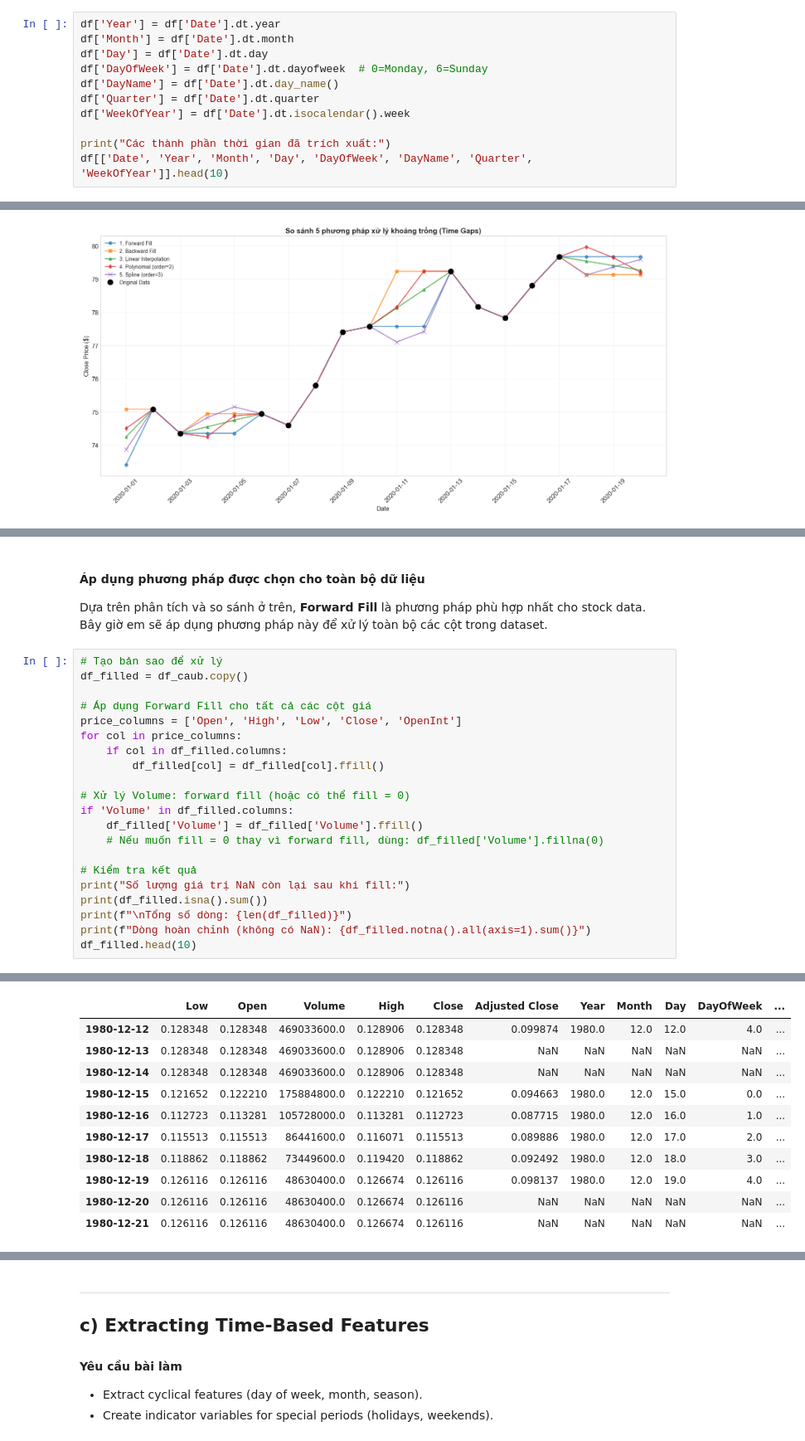
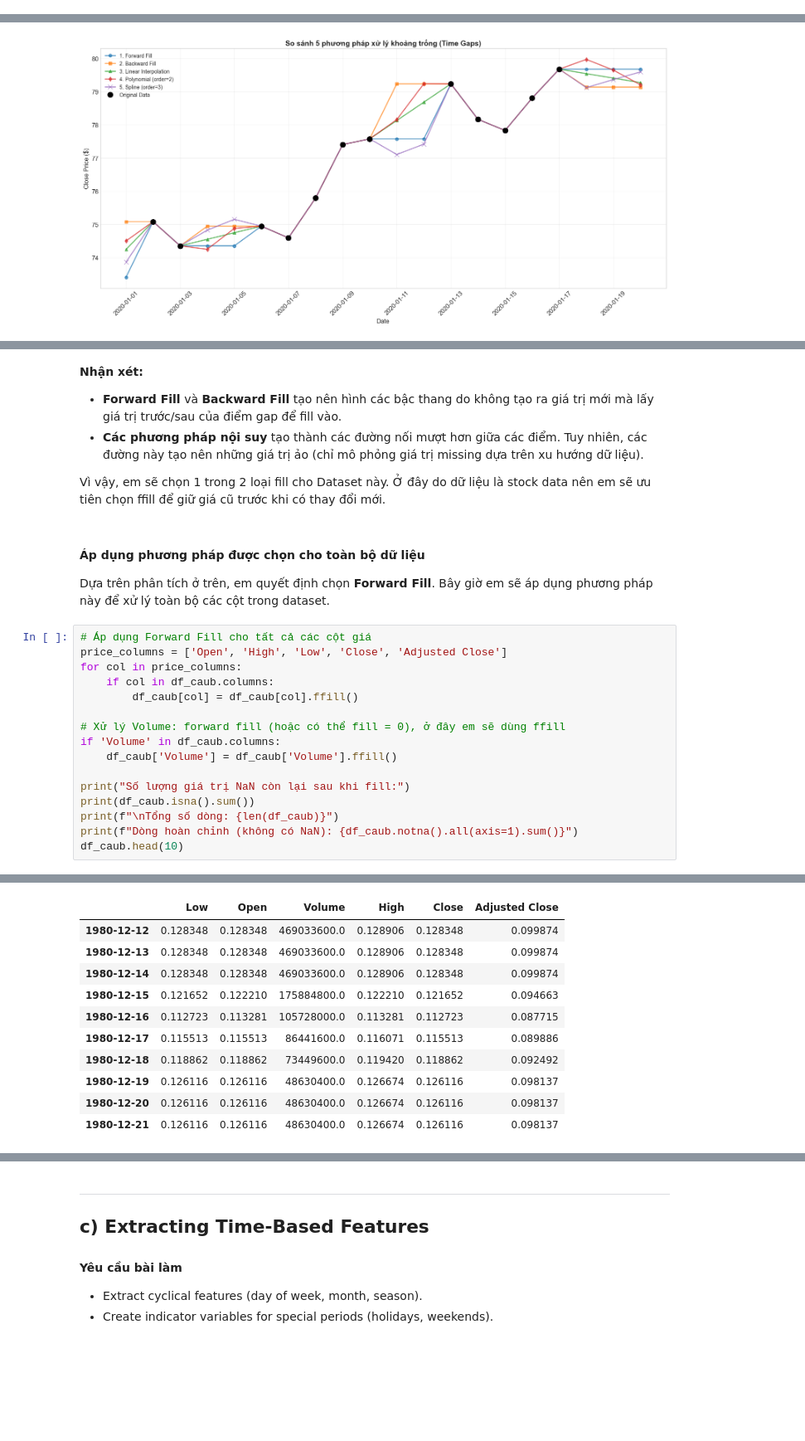
Before and after one commit to thloc1212/DataMiningLab1, a Jupyter notebook: notebooks/04_temporal_preprocessing.ipynb, the cells around one changed output, grey strips where cells are left out. Shown at 83% size. Drawn from its saved outputs; the diff is of its cells as text; blank space fills up the shorter version.

```diff
--- a/notebooks/04_temporal_preprocessing.ipynb
+++ b/notebooks/04_temporal_preprocessing.ipynb
@@ -175,11 +159,0 @@ Mẫu dữ liệu:
-# %%
-df['Year'] = df['Date'].dt.year
-df['Month'] = df['Date'].dt.month
-df['Day'] = df['Date'].dt.day
-df['DayOfWeek'] = df['Date'].dt.dayofweek  # 0=Monday, 6=Sunday
-df['DayName'] = df['Date'].dt.day_name()
-df['Quarter'] = df['Date'].dt.quarter
-df['WeekOfYear'] = df['Date'].dt.isocalendar().week
-
-print("Các thành phần thời gian đã trích xuất:")
-df[['Date', 'Year', 'Month', 'Day', 'DayOfWeek', 'DayName', 'Quarter', 'WeekOfYear']].head(10)
@@ -505,27 +408,28 @@ Bảng so sánh các phương pháp xử lý khoảng trống:
+# %% [markdown]
+**Nhận xét:**
+- **Forward Fill** và **Backward Fill** tạo nên hình các bậc thang do không tạo ra giá trị mới mà lấy giá trị trước/sau của điểm gap để fill vào.
+- **Các phương pháp nội suy** tạo thành các đường nối mượt hơn giữa các điểm. Tuy nhiên, các đường này tạo nên những giá trị ảo (chỉ mô phỏng giá trị missing dựa trên xu hướng dữ liệu).
+
+Vì vậy, em sẽ chọn 1 trong 2 loại fill cho Dataset này. Ở đây do dữ liệu là stock data nên em sẽ ưu tiên chọn ffill để giữ giá cũ trước khi có thay đổi mới.
 # %% [markdown]
 #### **Áp dụng phương pháp được chọn cho toàn bộ dữ liệu**
 
-Dựa trên phân tích và so sánh ở trên, **Forward Fill** là phương pháp phù hợp nhất cho stock data. Bây giờ em sẽ áp dụng phương pháp này để xử lý toàn bộ các cột trong dataset.
+Dựa trên phân tích ở trên, em quyết định chọn **Forward Fill**. Bây giờ em sẽ áp dụng phương pháp này để xử lý toàn bộ các cột trong dataset.
 # %%
-# Tạo bản sao để xử lý
-df_filled = df_caub.copy()
+# Áp dụng Forward Fill cho tất cả các cột giá
+price_columns = ['Open', 'High', 'Low', 'Close', 'Adjusted Close']
+for col in price_columns:
+    if col in df_caub.columns:
+        df_caub[col] = df_caub[col].ffill()
 
-# Áp dụng Forward Fill cho tất cả các cột giá
-price_columns = ['Open', 'High', 'Low', 'Close', 'OpenInt']
-for col in price_columns:
-    if col in df_filled.columns:
-        df_filled[col] = df_filled[col].ffill()
+# Xử lý Volume: forward fill (hoặc có thể fill = 0), ở đây em sẽ dùng ffill
+if 'Volume' in df_caub.columns:
+    df_caub['Volume'] = df_caub['Volume'].ffill()
 
-# Xử lý Volume: forward fill (hoặc có thể fill = 0)
-if 'Volume' in df_filled.columns:
-    df_filled['Volume'] = df_filled['Volume'].ffill()
-    # Nếu muốn fill = 0 thay vì forward fill, dùng: df_filled['Volume'].fillna(0)
-
-# Kiểm tra kết quả
 print("Số lượng giá trị NaN còn lại sau khi fill:")
-print(df_filled.isna().sum())
-print(f"\nTổng số dòng: {len(df_filled)}")
-print(f"Dòng hoàn chỉnh (không có NaN): {df_filled.notna().all(axis=1).sum()}")
-df_filled.head(10)
+print(df_caub.isna().sum())
+print(f"\nTổng số dòng: {len(df_caub)}")
+print(f"Dòng hoàn chỉnh (không có NaN): {df_caub.notna().all(axis=1).sum()}")
+df_caub.head(10)
 # %% [output]
 Số lượng giá trị NaN còn lại sau khi fill:
@@ -549,11 +446,11 @@ Dòng hoàn chỉnh (không có NaN): 10590
-|  | Low | Open | Volume | High | Close | Adjusted Close | Year | Month | Day | DayOfWeek | ... |
-| 1980-12-12 | 0.128348 | 0.128348 | 469033600.0 | 0.128906 | 0.128348 | 0.099874 | 1980.0 | 12.0 | 12.0 | 4.0 | ... |
-| 1980-12-13 | 0.128348 | 0.128348 | 469033600.0 | 0.128906 | 0.128348 | NaN | NaN | NaN | NaN | NaN | ... |
-| 1980-12-14 | 0.128348 | 0.128348 | 469033600.0 | 0.128906 | 0.128348 | NaN | NaN | NaN | NaN | NaN | ... |
-| 1980-12-15 | 0.121652 | 0.122210 | 175884800.0 | 0.122210 | 0.121652 | 0.094663 | 1980.0 | 12.0 | 15.0 | 0.0 | ... |
-| 1980-12-16 | 0.112723 | 0.113281 | 105728000.0 | 0.113281 | 0.112723 | 0.087715 | 1980.0 | 12.0 | 16.0 | 1.0 | ... |
-| 1980-12-17 | 0.115513 | 0.115513 | 86441600.0 | 0.116071 | 0.115513 | 0.089886 | 1980.0 | 12.0 | 17.0 | 2.0 | ... |
-| 1980-12-18 | 0.118862 | 0.118862 | 73449600.0 | 0.119420 | 0.118862 | 0.092492 | 1980.0 | 12.0 | 18.0 | 3.0 | ... |
-| 1980-12-19 | 0.126116 | 0.126116 | 48630400.0 | 0.126674 | 0.126116 | 0.098137 | 1980.0 | 12.0 | 19.0 | 4.0 | ... |
-| 1980-12-20 | 0.126116 | 0.126116 | 48630400.0 | 0.126674 | 0.126116 | NaN | NaN | NaN | NaN | NaN | ... |
-| 1980-12-21 | 0.126116 | 0.126116 | 48630400.0 | 0.126674 | 0.126116 | NaN | NaN | NaN | NaN | NaN | ... |
+|  | Low | Open | Volume | High | Close | Adjusted Close |
+| 1980-12-12 | 0.128348 | 0.128348 | 469033600.0 | 0.128906 | 0.128348 | 0.099874 |
+| 1980-12-13 | 0.128348 | 0.128348 | 469033600.0 | 0.128906 | 0.128348 | 0.099874 |
+| 1980-12-14 | 0.128348 | 0.128348 | 469033600.0 | 0.128906 | 0.128348 | 0.099874 |
+| 1980-12-15 | 0.121652 | 0.122210 | 175884800.0 | 0.122210 | 0.121652 | 0.094663 |
+| 1980-12-16 | 0.112723 | 0.113281 | 105728000.0 | 0.113281 | 0.112723 | 0.087715 |
+| 1980-12-17 | 0.115513 | 0.115513 | 86441600.0 | 0.116071 | 0.115513 | 0.089886 |
+| 1980-12-18 | 0.118862 | 0.118862 | 73449600.0 | 0.119420 | 0.118862 | 0.092492 |
+| 1980-12-19 | 0.126116 | 0.126116 | 48630400.0 | 0.126674 | 0.126116 | 0.098137 |
+| 1980-12-20 | 0.126116 | 0.126116 | 48630400.0 | 0.126674 | 0.126116 | 0.098137 |
+| 1980-12-21 | 0.126116 | 0.126116 | 48630400.0 | 0.126674 | 0.126116 | 0.098137 |
```
Also changed, not shown: parts of 140 cells of this notebook.
